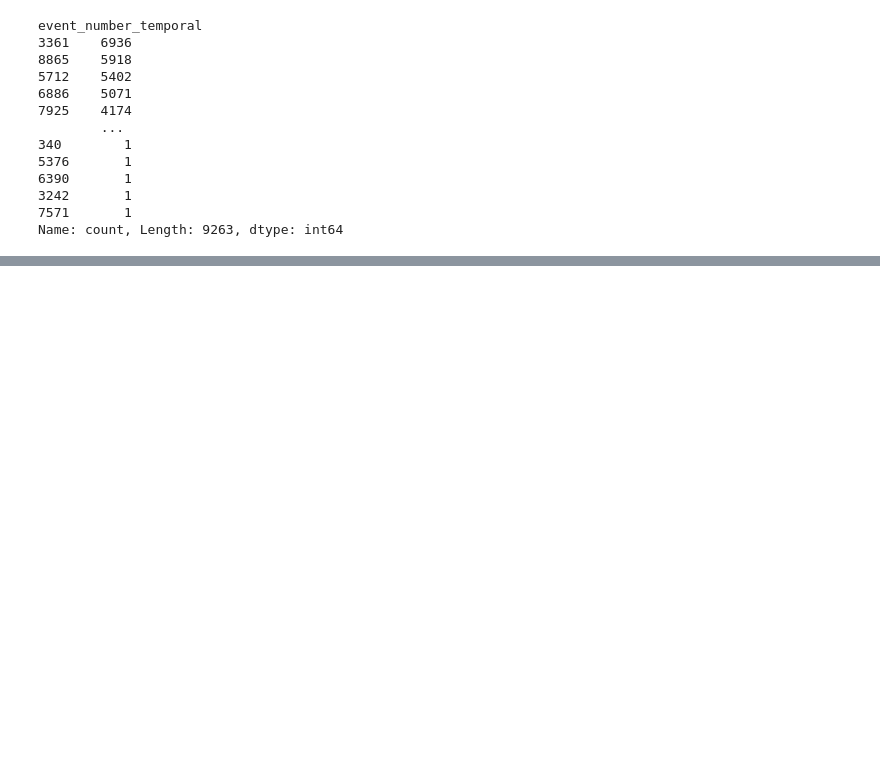
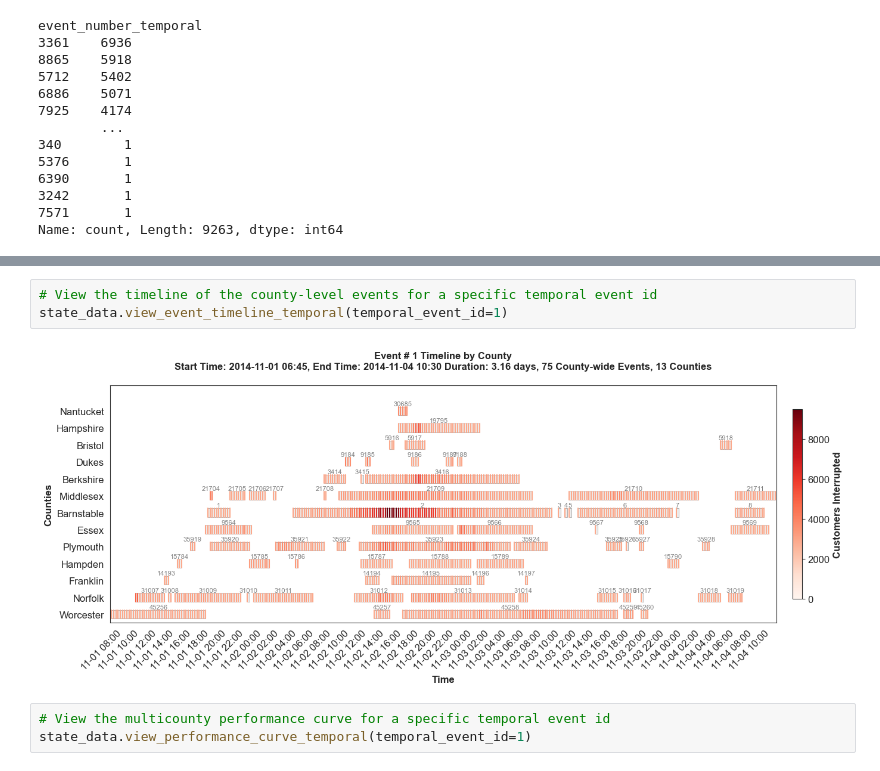
Before and after one commit to arslanleo/eagleiDataProcessor, a Jupyter notebook: eaglei_analysis.ipynb, the cells around one changed output, grey strips where cells are left out. Drawn from its saved outputs; the diff is of its cells as text; blank space fills up the shorter version.

```diff
--- a/eaglei_analysis.ipynb
+++ b/eaglei_analysis.ipynb
@@ -320,0 +329,8 @@ Name: count, Length: 9263, dtype: int64
+# %%
+# View the timeline of the county-level events for a specific temporal event id
+state_data.view_event_timeline_temporal(temporal_event_id=1)
+# %% [output]
+[figure, added]
+# %%
+# View the multicounty performance curve for a specific temporal event id
+state_data.view_performance_curve_temporal(temporal_event_id=1)
```
Also changed, not shown: parts of 6 cells of this notebook, 1 other file.
